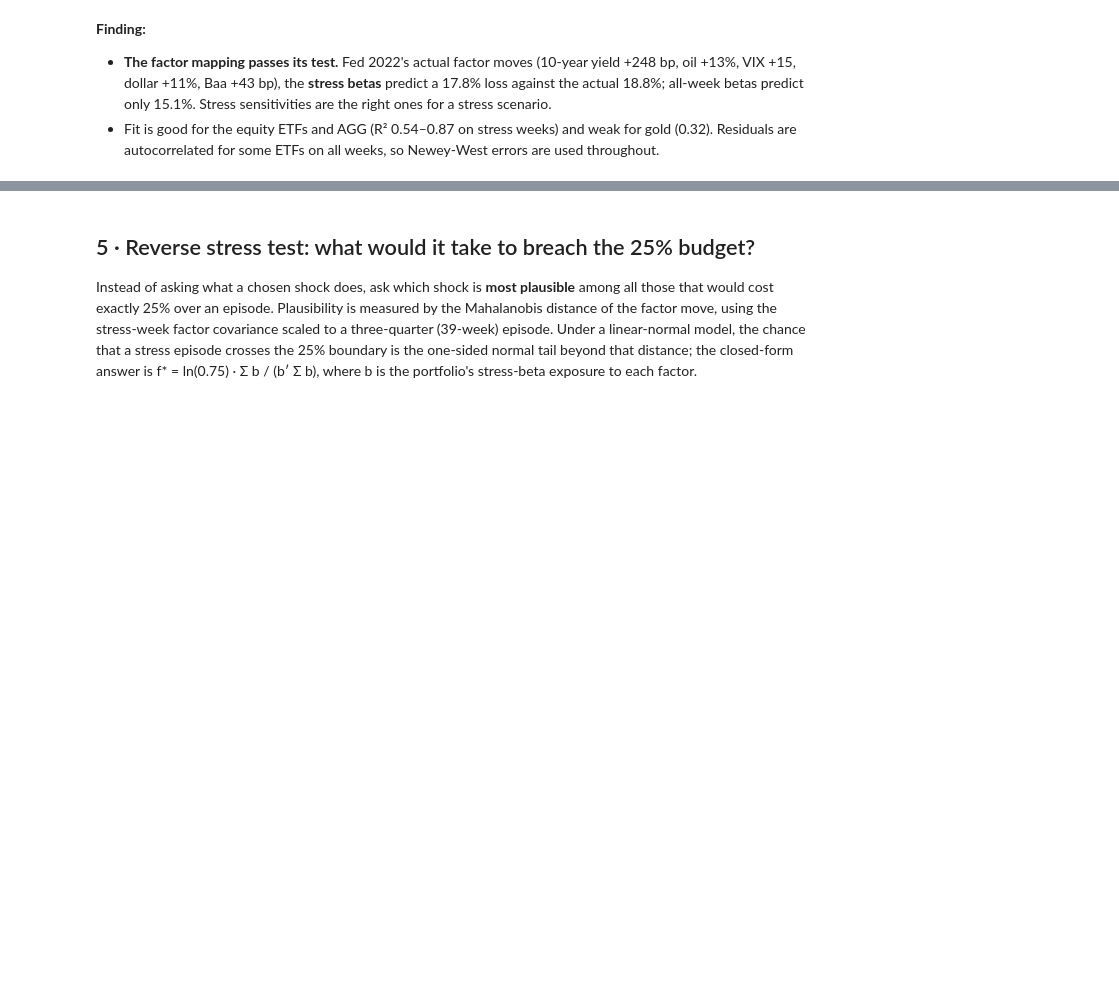
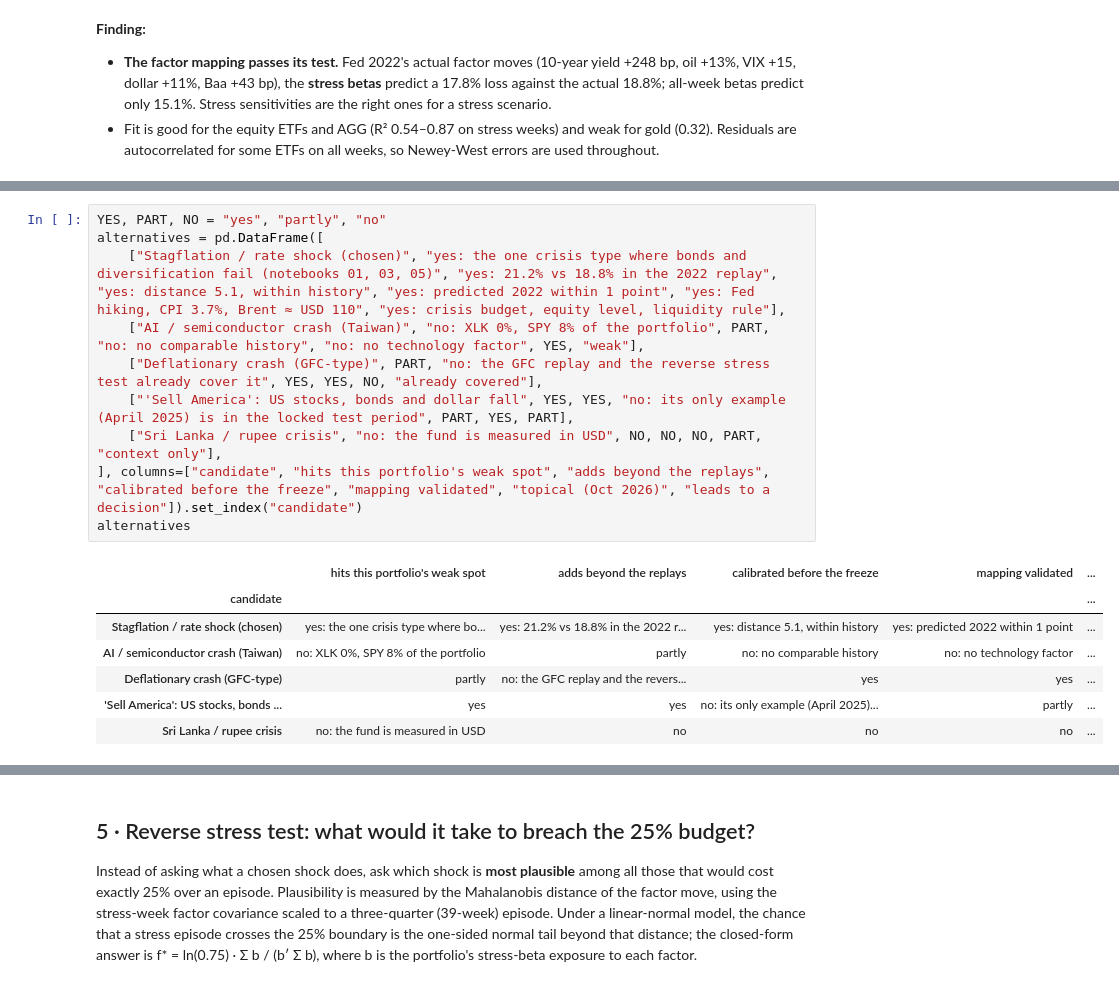
Before and after one commit to Pasidu-Mihiranga/QuantEdge, a Jupyter notebook: notebooks/05_stress_regimes.ipynb, the cells around one changed output, grey strips where cells are left out. Drawn from its saved outputs; the diff is of its cells as text; blank space fills up the shorter version.

```diff
--- a/notebooks/05_stress_regimes.ipynb
+++ b/notebooks/05_stress_regimes.ipynb
@@ -303,0 +366,18 @@ Severity ladder: episode loss % with stress betas and a liquidity day (budget 25
+# %%
+YES, PART, NO = "yes", "partly", "no"
+alternatives = pd.DataFrame([
+    ["Stagflation / rate shock (chosen)", "yes: the one crisis type where bonds and diversification fail (notebooks 01, 03, 05)", "yes: 21.2% vs 18.8% in the 2022 replay", "yes: distance 5.1, within history", "yes: predicted 2022 within 1 point", "yes: Fed hiking, CPI 3.7%, Brent ≈ USD 110", "yes: crisis budget, equity level, liquidity rule"],
+    ["AI / semiconductor crash (Taiwan)", "no: XLK 0%, SPY 8% of the portfolio", PART, "no: no comparable history", "no: no technology factor", YES, "weak"],
+    ["Deflationary crash (GFC-type)", PART, "no: the GFC replay and the reverse stress test already cover it", YES, YES, NO, "already covered"],
+    ["'Sell America': US stocks, bonds and dollar fall", YES, YES, "no: its only example (April 2025) is in the locked test period", PART, YES, PART],
+    ["Sri Lanka / rupee crisis", "no: the fund is measured in USD", NO, NO, NO, PART, "context only"],
+], columns=["candidate", "hits this portfolio's weak spot", "adds beyond the replays", "calibrated before the freeze", "mapping validated", "topical (Oct 2026)", "leads to a decision"]).set_index("candidate")
+alternatives
+# %% [output]
+|  | hits this portfolio's weak spot | adds beyond the replays | calibrated before the freeze | mapping validated | ... |
+| candidate |  |  |  |  | ... |
+| Stagflation / rate shock (chosen) | yes: the one crisis type where bo... | yes: 21.2% vs 18.8% in the 2022 r... | yes: distance 5.1, within history | yes: predicted 2022 within 1 point | ... |
+| AI / semiconductor crash (Taiwan) | no: XLK 0%, SPY 8% of the portfolio | partly | no: no comparable history | no: no technology factor | ... |
+| Deflationary crash (GFC-type) | partly | no: the GFC replay and the revers... | yes | yes | ... |
+| 'Sell America': US stocks, bonds ... | yes | yes | no: its only example (April 2025)... | partly | ... |
+| Sri Lanka / rupee crisis | no: the fund is measured in USD | no | no | no | ... |
```
Also changed, not shown: parts of 16 cells of this notebook, 5 other files.
